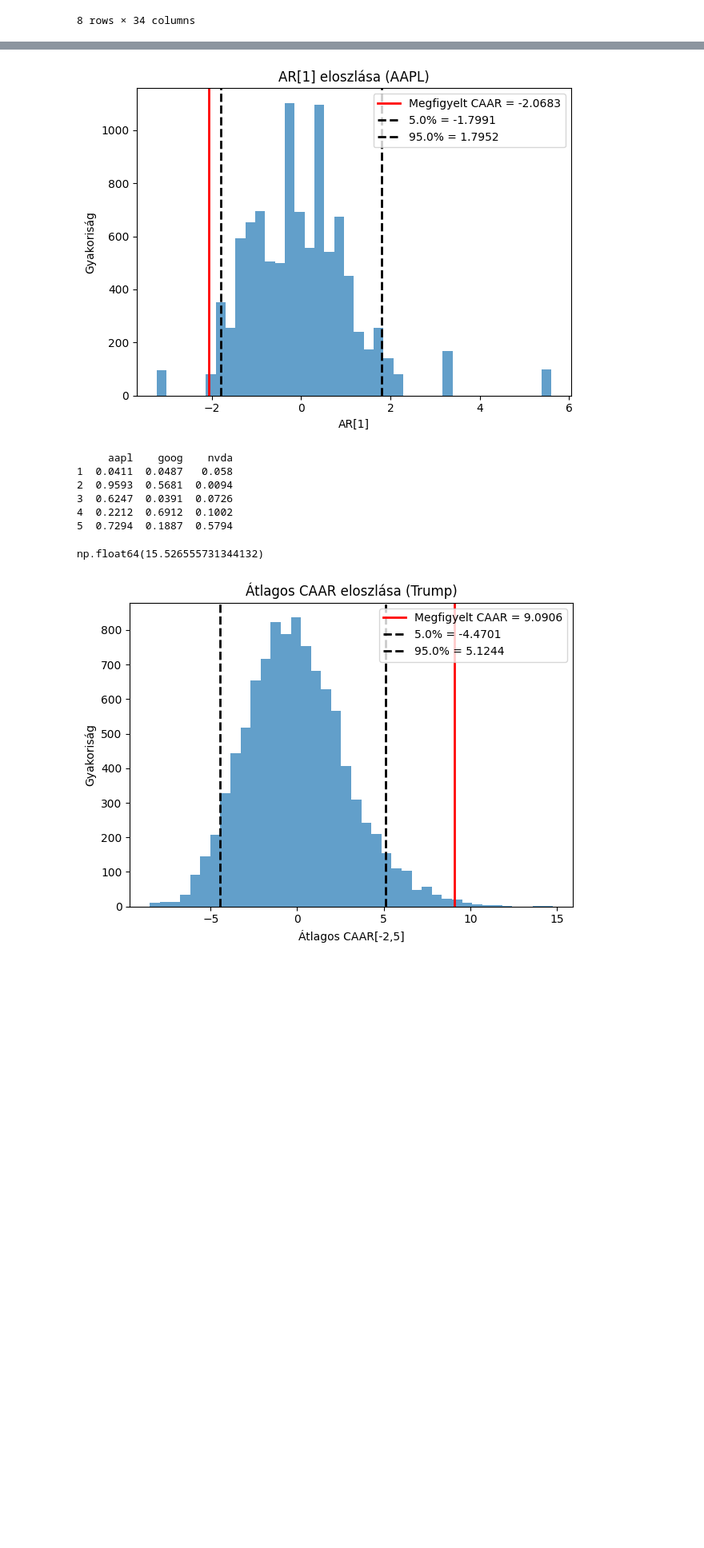
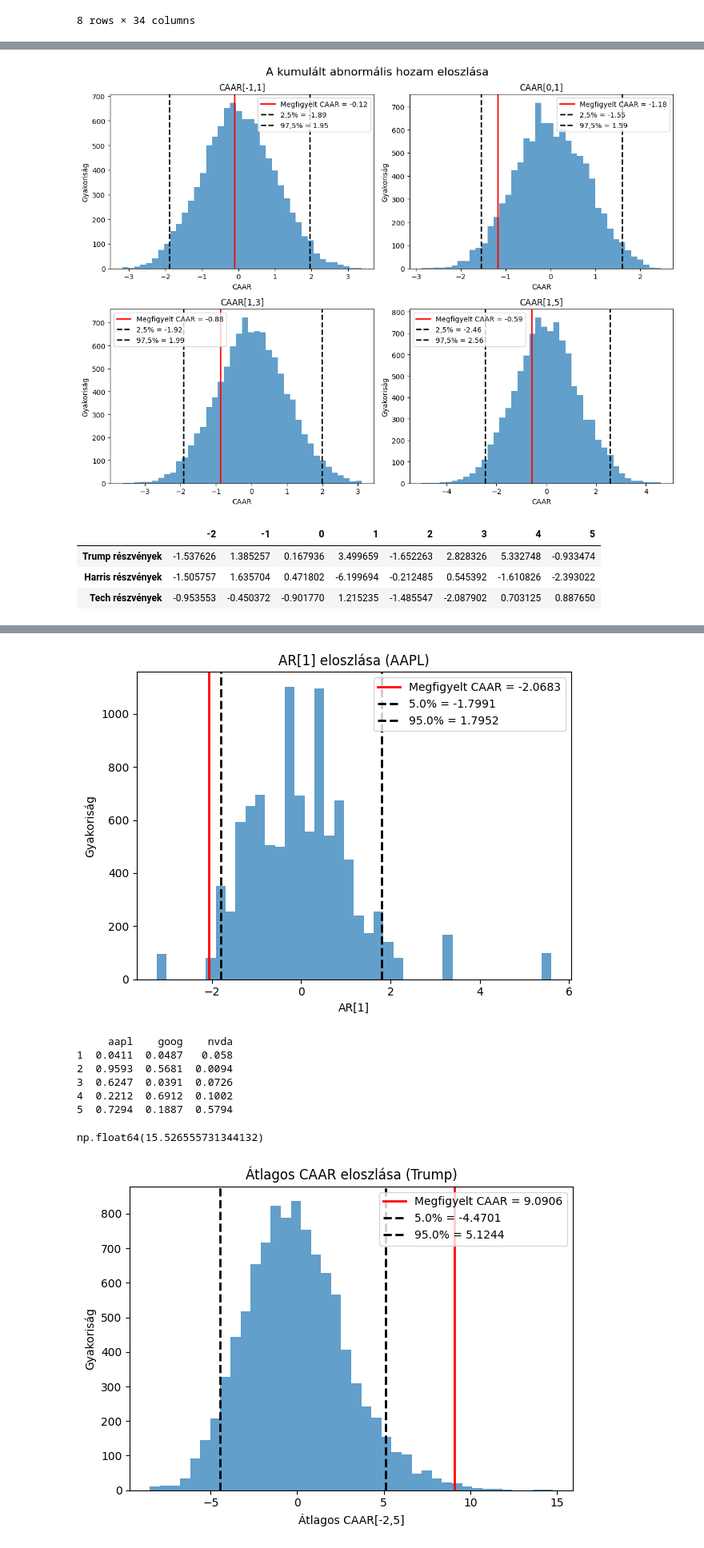
Before and after one commit to orsimarcell/Trump-effect-on-US-stocks, a Jupyter notebook: event_study.ipynb, the cells around one changed output, grey strips where cells are left out. Shown: that part at 80% size. Cells and saved outputs as stored; diff of their text form; code cells hidden in the pictures; blank space fills up the shorter version.

```diff
--- a/event_study.ipynb
+++ b/event_study.ipynb
@@ -215,8 +215,66 @@ sectors_harris=[s.lower() for s in sectors_all["Harris"] if pd.notna(s)]
+# %%
+fig,ax=plt.subplots(nrows=2,ncols=2,figsize=(12,9))
+
+ax[0,0].hist(CAAR_m1_p1_boot_null,bins=40,alpha=0.7)
+ax[0,0].axvline(CAAR_null_output.loc["CAAR[-1,1]","Valós"],color="red",linewidth=2,label=f"Megfigyelt CAAR = {CAAR_null_output.loc["CAAR[-1,1]","Valós"]:.2f}")
+ax[0,0].axvline(CAAR_null_output.loc["CAAR[-1,1]","2,5%"],color="black",linestyle="--",linewidth=2,label=f"2,5% = {CAAR_null_output.loc["CAAR[-1,1]","2,5%"]:.2f}")
+ax[0,0].axvline(CAAR_null_output.loc["CAAR[-1,1]","97,5%"],color="black",linestyle="--",linewidth=2,label=f"97,5% = {CAAR_null_output.loc["CAAR[-1,1]","97,5%"]:.2f}")
+ax[0,0].set_title("CAAR[-1,1]")
+ax[0,0].set_xlabel("CAAR")
+ax[0,0].set_ylabel("Gyakoriság")
+ax[0,0].legend()
+
+ax[0,1].hist(CAAR_0_p1_boot_null,bins=40,alpha=0.7)
+ax[0,1].axvline(CAAR_null_output.loc["CAAR[0,1]","Valós"],color="red",linewidth=2,label=f"Megfigyelt CAAR = {CAAR_null_output.loc["CAAR[0,1]","Valós"]:.2f}")
+ax[0,1].axvline(CAAR_null_output.loc["CAAR[0,1]","2,5%"],color="black",linestyle="--",linewidth=2,label=f"2,5% = {CAAR_null_output.loc["CAAR[0,1]","2,5%"]:.2f}")
+ax[0,1].axvline(CAAR_null_output.loc["CAAR[0,1]","97,5%"],color="black",linestyle="--",linewidth=2,label=f"97,5% = {CAAR_null_output.loc["CAAR[0,1]","97,5%"]:.2f}")
+ax[0,1].set_title("CAAR[0,1]")
+ax[0,1].set_xlabel("CAAR")
+ax[0,1].set_ylabel("Gyakoriság")
+ax[0,1].legend()
+
+ax[1,0].hist(CAAR_p1_p3_boot_null,bins=40,alpha=0.7)
+ax[1,0].axvline(CAAR_null_output.loc["CAAR[1,3]","Valós"],color="red",linewidth=2,label=f"Megfigyelt CAAR = {CAAR_null_output.loc["CAAR[1,3]","Valós"]:.2f}")
+ax[1,0].axvline(CAAR_null_output.loc["CAAR[1,3]","2,5%"],color="black",linestyle="--",linewidth=2,label=f"2,5% = {CAAR_null_output.loc["CAAR[1,3]","2,5%"]:.2f}")
+ax[1,0].axvline(CAAR_null_output.loc["CAAR[1,3]","97,5%"],color="black",linestyle="--",linewidth=2,label=f"97,5% = {CAAR_null_output.loc["CAAR[1,3]","97,5%"]:.2f}")
+ax[1,0].set_title("CAAR[1,3]")
+ax[1,0].set_xlabel("CAAR")
+ax[1,0].set_ylabel("Gyakoriság")
+ax[1,0].legend()
+
+ax[1,1].hist(CAAR_p1_p5_boot_null,bins=40,alpha=0.7)
+ax[1,1].axvline(CAAR_null_output.loc["CAAR[1,5]","Valós"],color="red",linewidth=2,label=f"Megfigyelt CAAR = {CAAR_null_output.loc["CAAR[1,5]","Valós"]:.2f}")
+ax[1,1].axvline(CAAR_null_output.loc["CAAR[1,5]","2,5%"],color="black",linestyle="--",linewidth=2,label=f"2,5% = {CAAR_null_output.loc["CAAR[1,5]","2,5%"]:.2f}")
+ax[1,1].axvline(CAAR_null_output.loc["CAAR[1,5]","97,5%"],color="black",linestyle="--",linewidth=2,label=f"97,5% = {CAAR_null_output.loc["CAAR[1,5]","97,5%"]:.2f}")
+ax[1,1].set_title("CAAR[1,5]")
+ax[1,1].set_xlabel("CAAR")
+ax[1,1].set_ylabel("Gyakoriság")
+ax[1,1].legend()
+
+fig.suptitle("A kumulált abnormális hozam eloszlása",size=16)
+plt.tight_layout()
+
+plt.savefig("Plots/CAAR.svg")
+
+plt.show()
+# %% [output]
+[figure, added]
 # %%
 # Average abnormal returns by groups
 AAR_stocks_trump=AR_event[stocks_trump].mean(axis=1)
 AAR_stocks_harris=AR_event[stocks_harris].mean(axis=1)
 AAR_stocks_tech=AR_event[stocks_tech].mean(axis=1)
 
-AAR_sectors_trump=AR_event[sectors_trump].mean(axis=1)
-AAR_sectors_harris=AR_event[sectors_harris].mean(axis=1)
+AAR_output_dict={
+    "Trump részvények":AAR_stocks_trump,
+    "Harris részvények":AAR_stocks_harris,
+    "Tech részvények":AAR_stocks_tech
+}
+AAR_output=pd.DataFrame(AAR_output_dict.values(),index=AAR_output_dict.keys(),columns=AAR_stocks_trump.index)
+AAR_output.to_excel("Tables/AAR.xlsx",sheet_name="AAR")
+AAR_output.head()
+# %% [output]
+|  | -2 | -1 | 0 | 1 | 2 | 3 | 4 | 5 |
+| Trump részvények | -1.537626 | 1.385257 | 0.167936 | 3.499659 | -1.652263 | 2.828326 | 5.332748 | -0.933474 |
+| Harris részvények | -1.505757 | 1.635704 | 0.471802 | -6.199694 | -0.212485 | 0.545392 | -1.610826 | -2.393022 |
+| Tech részvények | -0.953553 | -0.450372 | -0.901770 | 1.215235 | -1.485547 | -2.087902 | 0.703125 | 0.887650 |
```
Also changed, not shown: parts of 14 cells of this notebook.
